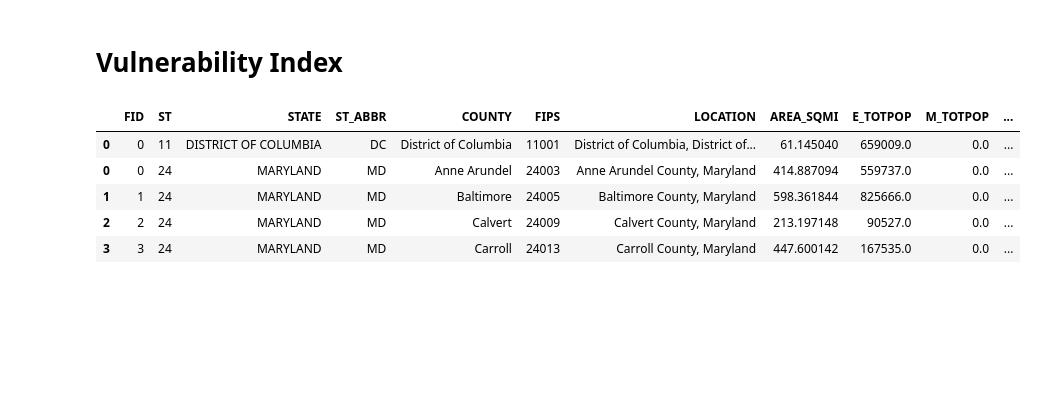
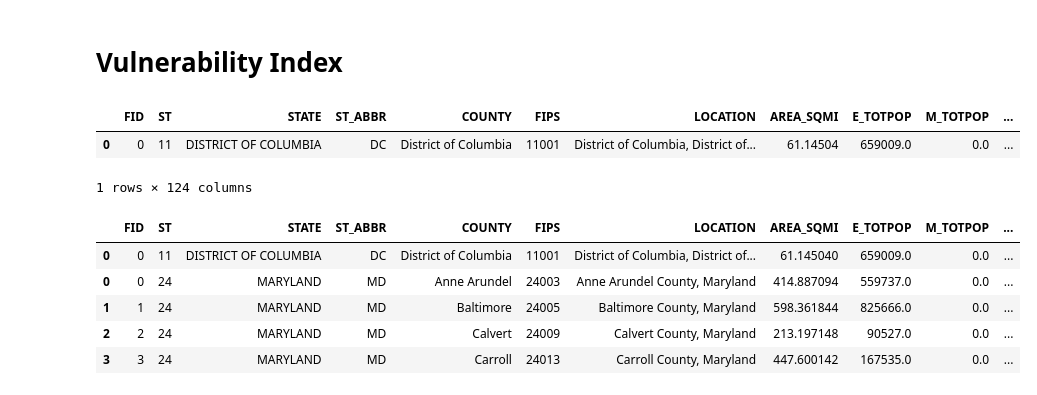
Before and after one commit to BerkeleyPoulsen/447-Project, a Jupyter notebook: 447 Project Notebook part 1.ipynb, the cells around one changed output. Saved outputs shown, nothing was run; the diff lists cells and outputs as text; code cells hidden in the pictures; blank space fills up the shorter version.

```diff
--- a/447 Project Notebook part 1.ipynb
+++ b/447 Project Notebook part 1.ipynb
@@ -115,6 +130,12 @@ None
 # %%
 """DC Vulnerability - taken from https://svi.cdc.gov"""
 dc_vulnerability = pd.read_csv("dc_vulnerability.csv")
+
+dc_vulnerability
+# %% [output]
+|  | FID | ST | STATE | ST_ABBR | COUNTY | FIPS | LOCATION | AREA_SQMI | E_TOTPOP | M_TOTPOP | ... |
+| 0 | 0 | 11 | DISTRICT OF COLUMBIA | DC | District of Columbia | 11001 | District of Columbia, District of... | 61.14504 | 659009.0 | 0.0 | ... |
+1 rows × 124 columns
 # %%
 """Merging county vulnerability and DC vulnerability to compare"""
 county_combined_vulnerability = pd.concat([dc_vulnerability, county_vulnerability])
```
Also changed, not shown: parts of 13 cells of this notebook, 2 other files.
